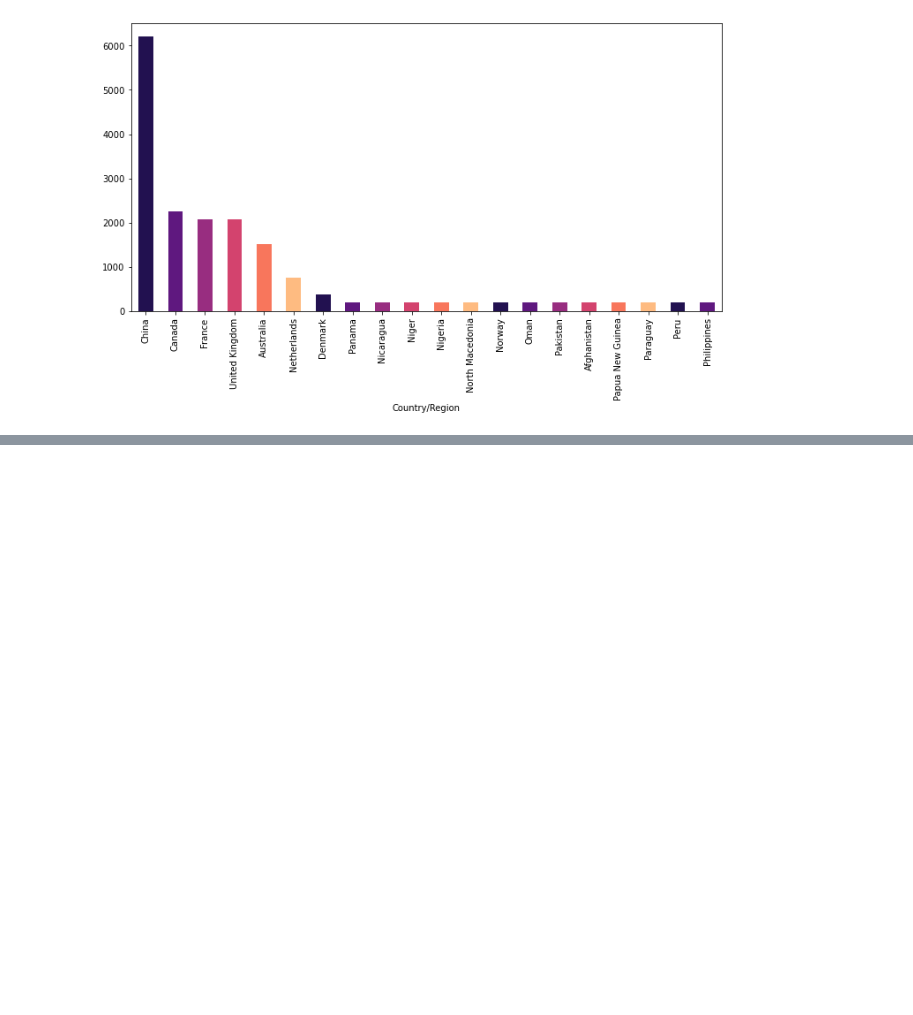
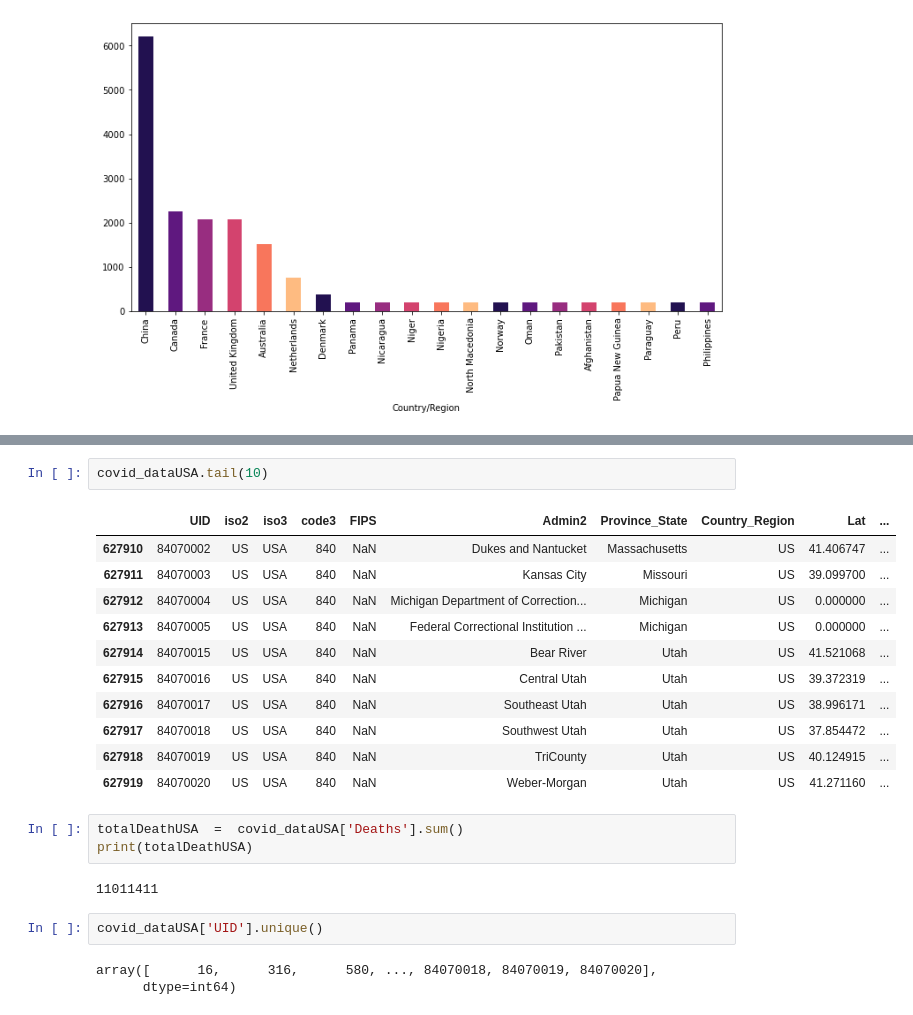
Before and after one commit to kaziiiiii/Data-Analytics-Projects-, a Jupyter notebook: Covid 19 Data Analysis (Python).ipynb, the cells around one changed output, grey strips where cells are left out. Drawn from its saved outputs; the diff is of its cells as text; blank space fills up the shorter version.

```diff
--- a/Covid 19 Data Analysis (Python).ipynb
+++ b/Covid 19 Data Analysis (Python).ipynb
@@ -120,0 +150,24 @@ death_grap.head(20).plot(kind='bar', figsize=(12,6), color = sns.color_palette("
+# %%
+covid_dataUSA.tail(10)
+# %% [output]
+|  | UID | iso2 | iso3 | code3 | FIPS | Admin2 | Province_State | Country_Region | Lat | ... |
+| 627910 | 84070002 | US | USA | 840 | NaN | Dukes and Nantucket | Massachusetts | US | 41.406747 | ... |
+| 627911 | 84070003 | US | USA | 840 | NaN | Kansas City | Missouri | US | 39.099700 | ... |
+| 627912 | 84070004 | US | USA | 840 | NaN | Michigan Department of Correction... | Michigan | US | 0.000000 | ... |
+| 627913 | 84070005 | US | USA | 840 | NaN | Federal Correctional Institution ... | Michigan | US | 0.000000 | ... |
+| 627914 | 84070015 | US | USA | 840 | NaN | Bear River | Utah | US | 41.521068 | ... |
+| 627915 | 84070016 | US | USA | 840 | NaN | Central Utah | Utah | US | 39.372319 | ... |
+| 627916 | 84070017 | US | USA | 840 | NaN | Southeast Utah | Utah | US | 38.996171 | ... |
+| 627917 | 84070018 | US | USA | 840 | NaN | Southwest Utah | Utah | US | 37.854472 | ... |
+| 627918 | 84070019 | US | USA | 840 | NaN | TriCounty | Utah | US | 40.124915 | ... |
+| 627919 | 84070020 | US | USA | 840 | NaN | Weber-Morgan | Utah | US | 41.271160 | ... |
+# %%
+totalDeathUSA  =  covid_dataUSA['Deaths'].sum()
+print(totalDeathUSA)
+# %% [output]
+11011411
+# %%
+covid_dataUSA['UID'].unique()
+# %% [output]
+array([      16,      316,      580, ..., 84070018, 84070019, 84070020],
+      dtype=int64)
```
Also changed, not shown: parts of 5 cells of this notebook.
